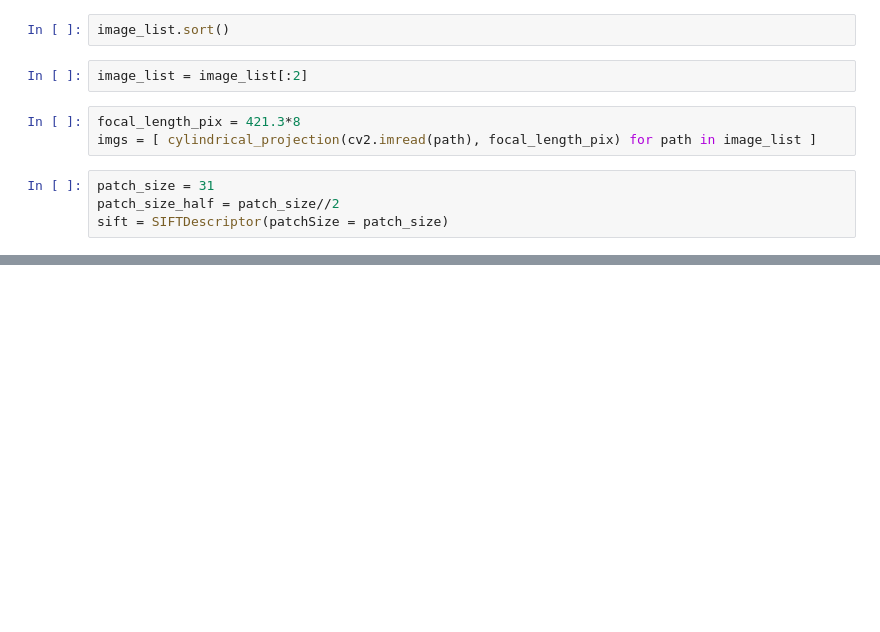
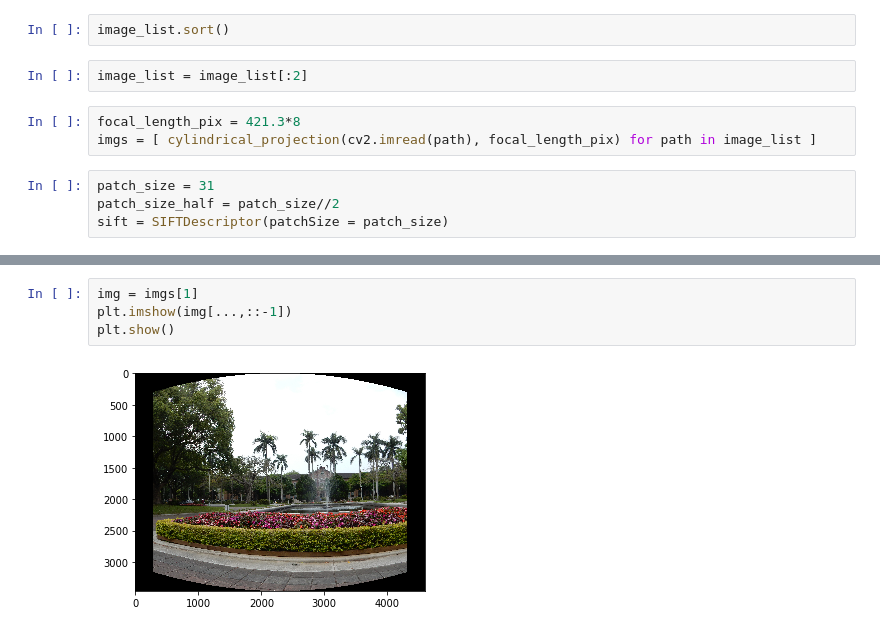
Before and after one commit to peter0749/Panorama, a Jupyter notebook: Panorama.ipynb, the cells around one changed output, grey strips where cells are left out. Saved outputs shown, nothing was run; the diff lists cells and outputs as text; blank space fills up the shorter version.

```diff
--- a/Panorama.ipynb
+++ b/Panorama.ipynb
@@ -326,0 +381,6 @@ matched_index
+# %%
+img = imgs[1]
+plt.imshow(img[...,::-1])
+plt.show()
+# %% [output]
+[figure, added]
```
Also changed, not shown: parts of 19 cells of this notebook.
